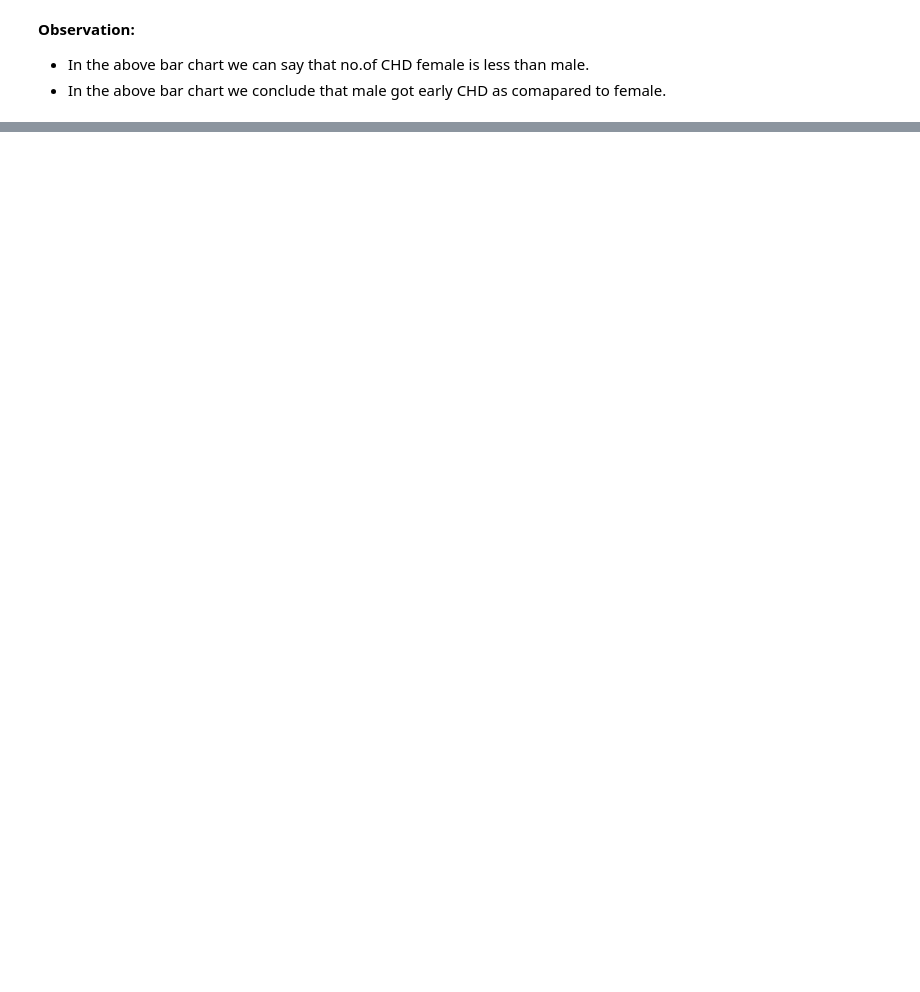
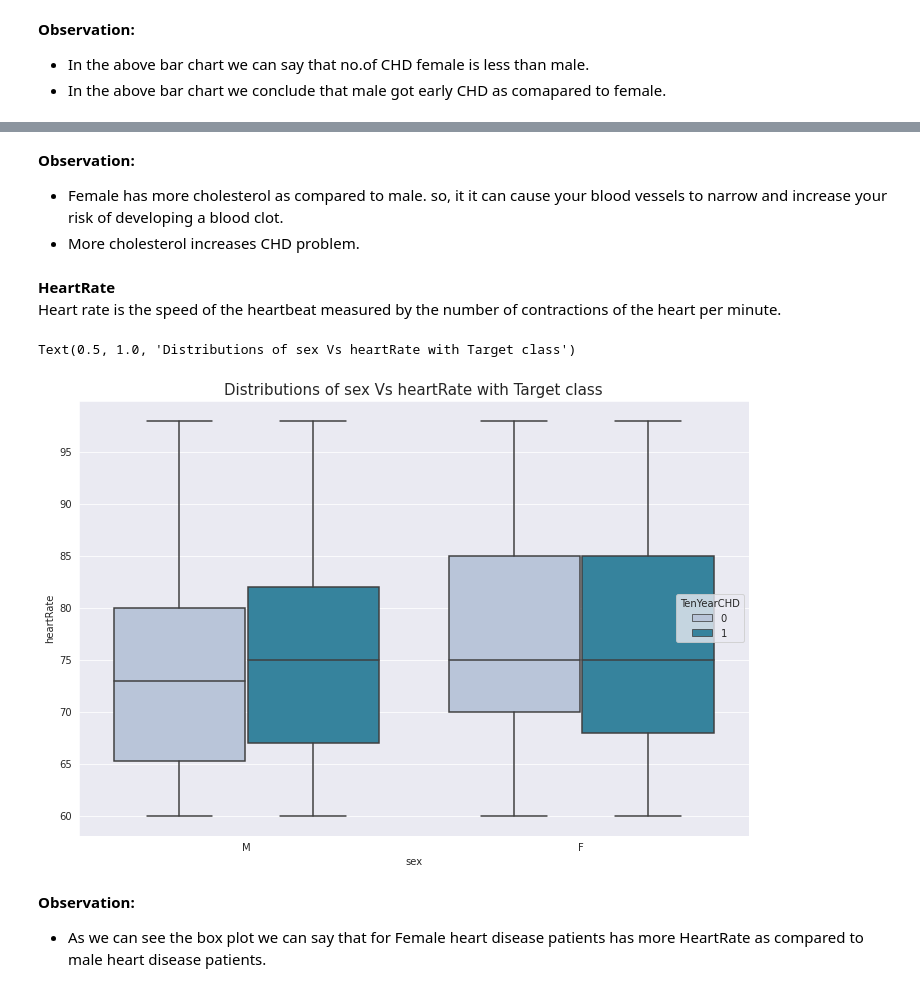
Before and after one commit to SachinYallapurkar/Cardiovascular-Risk-Prediction, a Jupyter notebook: Cardiovascular_Risk_Prediction.ipynb, the cells around one changed output, grey strips where cells are left out. Saved outputs shown, nothing was run; the diff lists cells and outputs as text; code cells hidden in the pictures; blank space fills up the shorter version.

```diff
--- a/Cardiovascular_Risk_Prediction.ipynb
+++ b/Cardiovascular_Risk_Prediction.ipynb
@@ -355,0 +471,18 @@ fig.tight_layout()
+# %% [markdown]
+**Observation:**
+* Female has more cholesterol as compared to male. so, it it can cause your blood vessels to narrow and increase your risk of developing a blood clot.
+* More cholesterol increases CHD problem.
+# %% [markdown]
+**HeartRate**<br>
+Heart rate is the speed of the heartbeat measured by the number of contractions of the heart per minute.
+# %%
+#ploting the boxplot between sex variable and totChol variable with target class
+plt.figure(figsize=(12,8))
+sns.boxplot(data=cardiovascular_risk,x="sex", y='heartRate',hue="TenYearCHD",palette = 'PuBuGn')
+plt.title("Distributions of sex Vs heartRate with Target class",fontsize=15)
+# %% [output]
+Text(0.5, 1.0, 'Distributions of sex Vs heartRate with Target class')
+[figure, added]
+# %% [markdown]
+**Observation:**
+* As we can see the box plot we can say that for Female heart disease patients has more HeartRate as compared to male heart disease patients.
```
Also changed, not shown: parts of 18 cells of this notebook.
